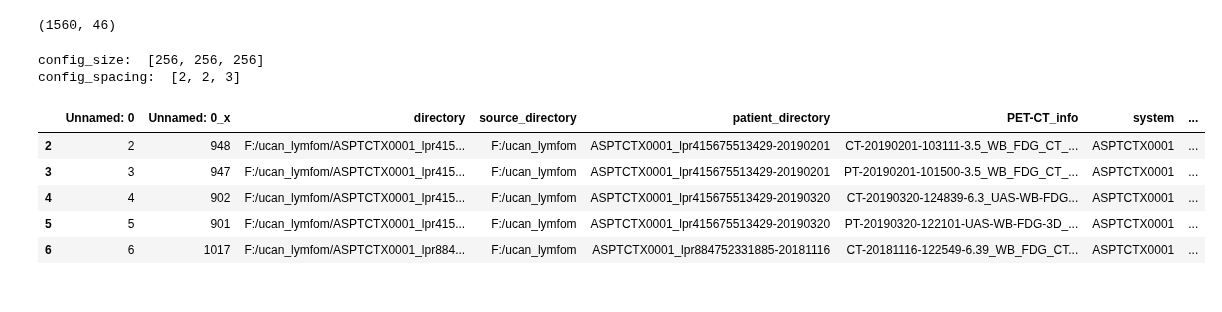
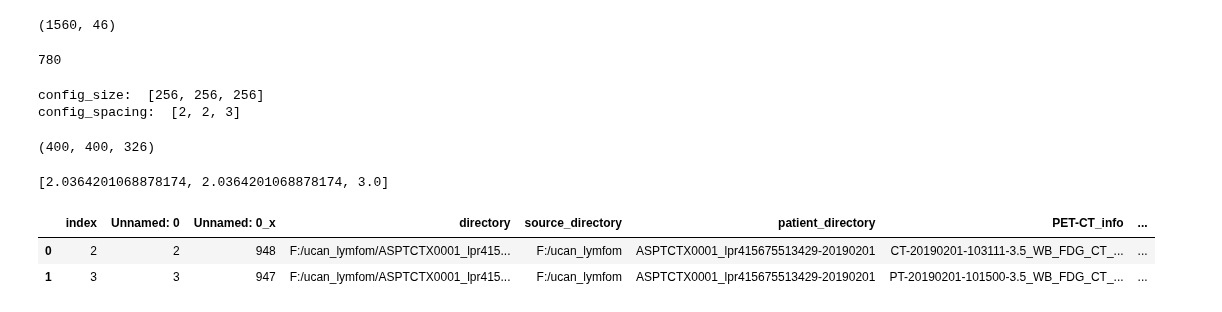
Before and after one commit to NickosKal/UCAN-PET-CT-image-data-handling-pipeline, a Jupyter notebook: Task1_3/Resample_SUV_and_CT_images.ipynb, the cells around one changed output. Cells and saved outputs as stored; diff of their text form; code cells hidden in the pictures.

```diff
--- a/Task1_3/Resample_SUV_and_CT_images.ipynb
+++ b/Task1_3/Resample_SUV_and_CT_images.ipynb
@@ -96,6 +96,10 @@ master_data_bd_filtered = master_data_bd[~np.logical_or(master_data_bd.patient_d
 master_data_bd_filtered.shape
 # %% [output]
 (1560, 46)
+# %%
+master_data_bd_filtered.patient_directory.nunique()
+# %% [output]
+780
 # %%
 config_size = config['resampling']['image_size']
 config_spacing = config['resampling']['voxel_spacing']
@@ -104,3 +108,11 @@ print('config_spacing: ', config_spacing)
 # %% [output]
 config_size:  [256, 256, 256]
 config_spacing:  [2, 2, 3]
+# %%
+sample_SUV_image = sitk.ReadImage('F:/SUV.nii.gz')
+print(sample_SUV_image.GetSize())
+config_spacing = list(sample_SUV_image.GetSpacing())
+config_spacing
+# %% [output]
+(400, 400, 326)
+[2.0364201068878174, 2.0364201068878174, 3.0]
@@ -107,12 +122,9 @@ config_spacing:  [2, 2, 3]
 # %%
-master_data_bd_filtered.head()
+master_data_bd_filtered.head(2)
 # %% [output]
-|  | Unnamed: 0 | Unnamed: 0_x | directory | source_directory | patient_directory | PET-CT_info | system | ... |
-| 2 | 2 | 948 | F:/ucan_lymfom/ASPTCTX0001_lpr415... | F:/ucan_lymfom | ASPTCTX0001_lpr415675513429-20190201 | CT-20190201-103111-3.5_WB_FDG_CT_... | ASPTCTX0001 | ... |
-| 3 | 3 | 947 | F:/ucan_lymfom/ASPTCTX0001_lpr415... | F:/ucan_lymfom | ASPTCTX0001_lpr415675513429-20190201 | PT-20190201-101500-3.5_WB_FDG_CT_... | ASPTCTX0001 | ... |
-| 4 | 4 | 902 | F:/ucan_lymfom/ASPTCTX0001_lpr415... | F:/ucan_lymfom | ASPTCTX0001_lpr415675513429-20190320 | CT-20190320-124839-6.3_UAS-WB-FDG... | ASPTCTX0001 | ... |
-| 5 | 5 | 901 | F:/ucan_lymfom/ASPTCTX0001_lpr415... | F:/ucan_lymfom | ASPTCTX0001_lpr415675513429-20190320 | PT-20190320-122101-UAS-WB-FDG-3D_... | ASPTCTX0001 | ... |
-| 6 | 6 | 1017 | F:/ucan_lymfom/ASPTCTX0001_lpr884... | F:/ucan_lymfom | ASPTCTX0001_lpr884752331885-20181116 | CT-20181116-122549-6.39_WB_FDG_CT... | ASPTCTX0001 | ... |
+|  | index | Unnamed: 0 | Unnamed: 0_x | directory | source_directory | patient_directory | PET-CT_info | ... |
+| 0 | 2 | 2 | 948 | F:/ucan_lymfom/ASPTCTX0001_lpr415... | F:/ucan_lymfom | ASPTCTX0001_lpr415675513429-20190201 | CT-20190201-103111-3.5_WB_FDG_CT_... | ... |
+| 1 | 3 | 3 | 947 | F:/ucan_lymfom/ASPTCTX0001_lpr415... | F:/ucan_lymfom | ASPTCTX0001_lpr415675513429-20190201 | PT-20190201-101500-3.5_WB_FDG_CT_... | ... |
 # %%
 exception_lst = []
 resampled_SUV_CT = {'patient_directory' : [],
```
Also changed, not shown: parts of 9 cells of this notebook, 1 other file.
